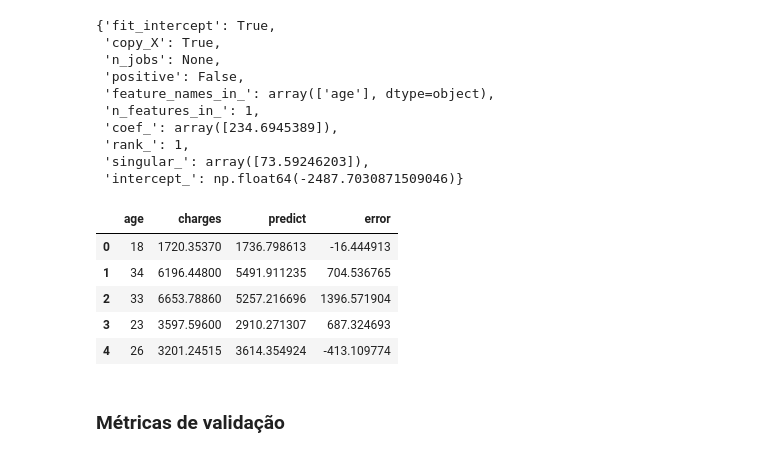
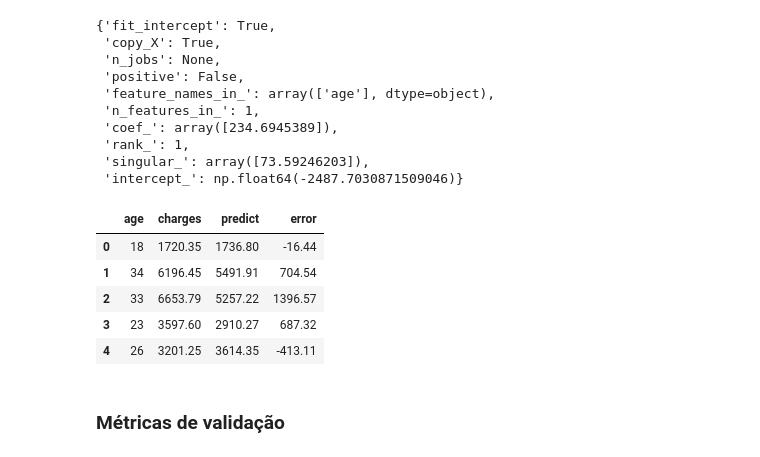
Before and after one commit to OviedoVR/ML_especializacao_2025, a Jupyter notebook: notebooks/regressao.ipynb, the cells around one changed output. Saved outputs shown, nothing was run; the diff lists cells and outputs as text; code cells hidden in the pictures.

```diff
--- a/notebooks/regressao.ipynb
+++ b/notebooks/regressao.ipynb
@@ -239,15 +235,15 @@ model_LR.__dict__
 # %%
 # Predições e resíduos (valor real - predito):
 insurance['predict'] = model_LR.intercept_ + insurance['age']*model_LR.coef_
 insurance['error'] = insurance['charges'] - insurance['predict']
-insurance.head()
+insurance.head().round(2)
 # %% [output]
 |  | age | charges | predict | error |
-| 0 | 18 | 1720.35370 | 1736.798613 | -16.444913 |
-| 1 | 34 | 6196.44800 | 5491.911235 | 704.536765 |
-| 2 | 33 | 6653.78860 | 5257.216696 | 1396.571904 |
-| 3 | 23 | 3597.59600 | 2910.271307 | 687.324693 |
-| 4 | 26 | 3201.24515 | 3614.354924 | -413.109774 |
+| 0 | 18 | 1720.35 | 1736.80 | -16.44 |
+| 1 | 34 | 6196.45 | 5491.91 | 704.54 |
+| 2 | 33 | 6653.79 | 5257.22 | 1396.57 |
+| 3 | 23 | 3597.60 | 2910.27 | 687.32 |
+| 4 | 26 | 3201.25 | 3614.35 | -413.11 |
 # %% [markdown]
 ### **Métricas de validação**
 # %% [markdown]
```
Also changed, not shown: parts of 19 cells of this notebook.
